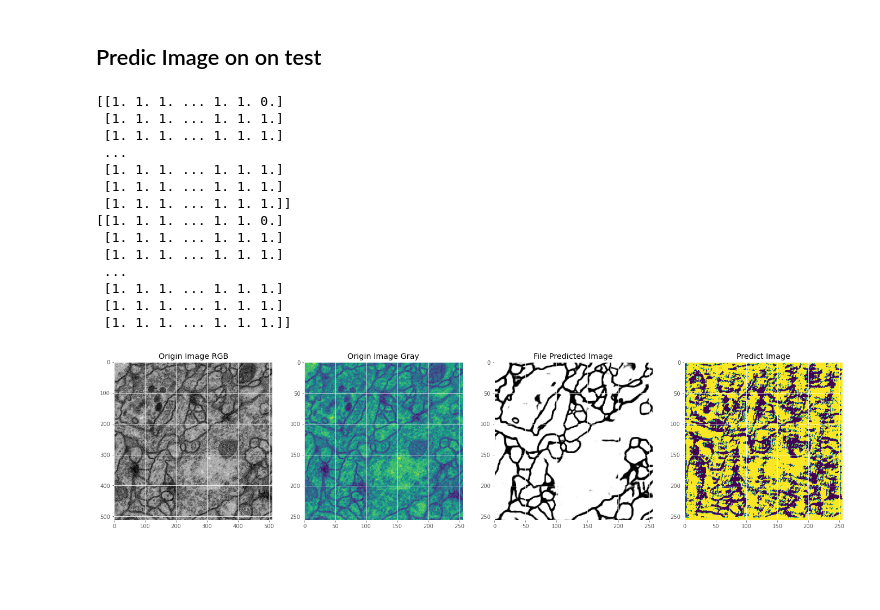
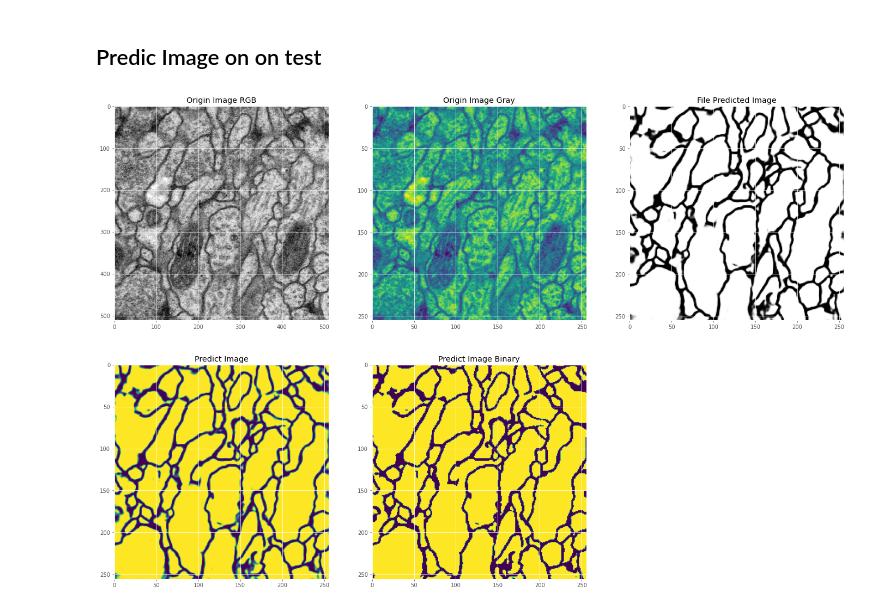
Before and after one commit to treiro/Unet-ISBI-Keras, a Jupyter notebook: ISBI_UNET.v2.ipynb, the cells around one changed output. Drawn from its saved outputs; the diff is of its cells as text; code cells hidden in the pictures; blank space fills up the shorter version.

```diff
--- a/ISBI_UNET.v2.ipynb
+++ b/ISBI_UNET.v2.ipynb
@@ -304,54 +305,45 @@ test_paths = glob2.glob('data/membrane/test/*.png')
 test_paths = [path for path in test_paths if 'predict' not in path]
 
 rand_ind = np.random.randint(20)
 path = test_paths[rand_ind]
 mask_path = path.replace('.png','_predict.png')
-def predict_path(path, mask_path, figsize = (24, 8)):
+def predict_path(path, mask_path, figsize = (24, 16)):
   img_rgb = cv2.imread(path)
   #Read as Gray
-  img = cv2.imread(path,  0)
+  img = cv2.imread(path, 0)
+  img = img / 255
   img = cv2.resize(img, (INPUT_SHAPE, INPUT_SHAPE), cv2.INTER_LINEAR)
   img_expand = img[np.newaxis, ...]
 
   mask_rgb = cv2.imread(mask_path)
   mask = cv2.imread(mask_path)
   mask = cv2.resize(mask, (INPUT_SHAPE, INPUT_SHAPE), cv2.INTER_LINEAR)
 
   img_pred = model.predict(img_expand).reshape(INPUT_SHAPE, INPUT_SHAPE)
-  img_pred[img_pred < 0.5] = 0
-  img_pred[img_pred >= 0.5] = 1
+  # img_pred[img_pred < 0.5] = 0
+  # img_pred[img_pred >= 0.5] = 1
+  img_pred_binary = img_pred > 0.5
+  plt.subplots(figsize = figsize)
+  plt.subplot(2,3,5)
+  plt.title('Predict Image Binary')
+  plt.imshow(img_pred_binary)
 
-  plt.subplots(figsize = figsize)
-  plt.subplot(1,4,4)
+  plt.subplot(2,3,4)
   plt.title('Predict Image')
   plt.imshow(img_pred)
 
-  plt.subplot(1,4,3)
+  plt.subplot(2,3,3)
   plt.title('File Predicted Image')
   plt.imshow(mask)
 
-  plt.subplot(1,4,2)
+  plt.subplot(2,3,2)
   plt.title('Origin Image Gray')
   plt.imshow(img)
 
-  plt.subplot(1,4,1)
+  plt.subplot(2,3,1)
   plt.title('Origin Image RGB')
   plt.imshow(img_rgb)
 
 predict_path(path, mask_path)
 # %% [output]
-[[1. 1. 1. ... 1. 1. 0.]
- [1. 1. 1. ... 1. 1. 1.]
- [1. 1. 1. ... 1. 1. 1.]
- ...
- [1. 1. 1. ... 1. 1. 1.]
- [1. 1. 1. ... 1. 1. 1.]
- [1. 1. 1. ... 1. 1. 1.]]
-[[1. 1. 1. ... 1. 1. 0.]
- [1. 1. 1. ... 1. 1. 1.]
- [1. 1. 1. ... 1. 1. 1.]
- ...
- [1. 1. 1. ... 1. 1. 1.]
- [1. 1. 1. ... 1. 1. 1.]
- [1. 1. 1. ... 1. 1. 1.]]
-[figure, old version]
+[figure, new version]
```
Also changed, not shown: parts of 6 cells of this notebook.
